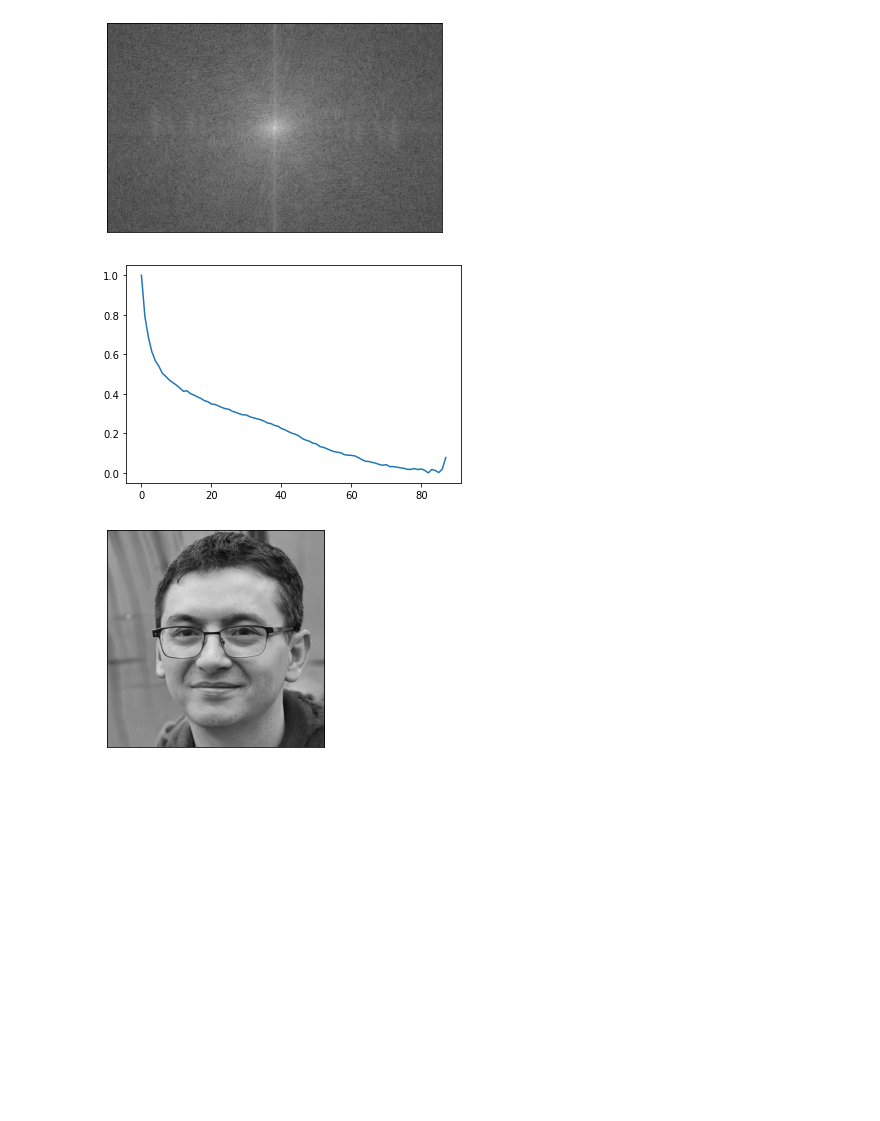
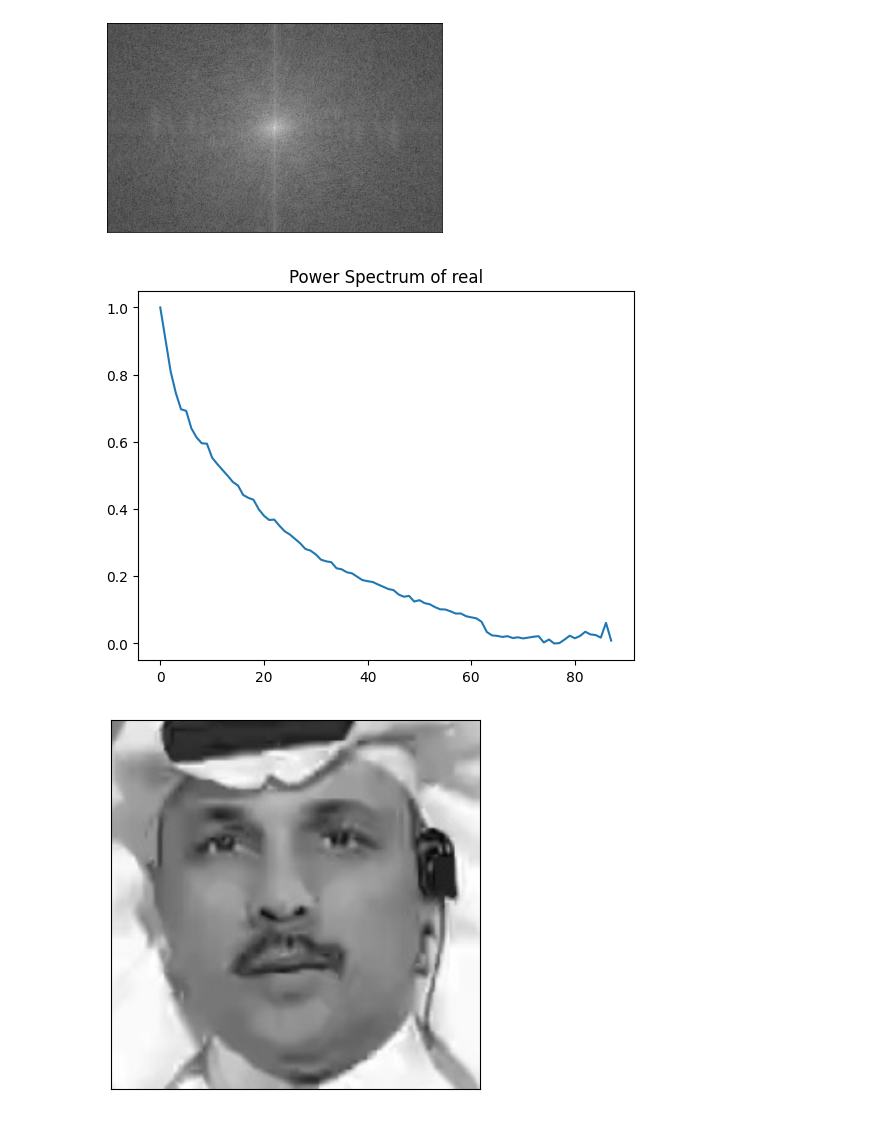
Before and after one commit to DIY-Z/Frequency, a Jupyter notebook: Fourier Transform.ipynb, the cells around one changed output. Saved outputs shown, nothing was run; the diff lists cells and outputs as text; code cells hidden in the pictures; blank space fills up the shorter version.

```diff
--- a/Fourier Transform.ipynb
+++ b/Fourier Transform.ipynb
@@ -337,39 +337,43 @@ import cv2
 import radialProfile
 from scipy.interpolate import griddata
 from PIL import Image
+%matplotlib inline
 
 N = 88
 epsilon = 1e-8
 
 #real
 psd1D_org = np.zeros(N)
 
-img = cv2.imread('./image.jpg',0)
+img = cv2.imread('./real.jpg',0)
+img = cv2.resize(img, (299,299))
 f = np.fft.fft2(img)
 fshift = np.fft.fftshift(f)
 fshift += epsilon
 magnitude_spectrum = 20 * np.log(np.abs(fshift))
 
 psd1D = radialProfile.azimuthalAverage(magnitude_spectrum)
 points = np.linspace(0, N, num=psd1D.size)
 xi = np.linspace(0, N, num=N)
 interpolated = griddata(points, psd1D, xi, method='cubic')
 
 interpolated = (interpolated-np.min(interpolated))/(np.max(interpolated)-np.min(interpolated))
 psd1D_org = interpolated
 
 x = np.arange(0, N, 1)
 
+
 plt.plot(x, psd1D_org, label='real')
+plt.title('Power Spectrum of real')
 plt.show()
 plt.imshow(Image.fromarray(cv2.cvtColor(img, cv2.COLOR_BGR2RGB)))
 plt.xticks([])
 plt.yticks([])
 plt.show()
 plt.imshow(magnitude_spectrum, cmap='gray')
 plt.xticks([])
 plt.yticks([])
 plt.show()
 # %% [output]
-[figure, old version]
+[figure, new version]
-[figure, old version]
+[figure, new version]
```
Also changed, not shown: parts of 9 cells of this notebook, 5 other files.
